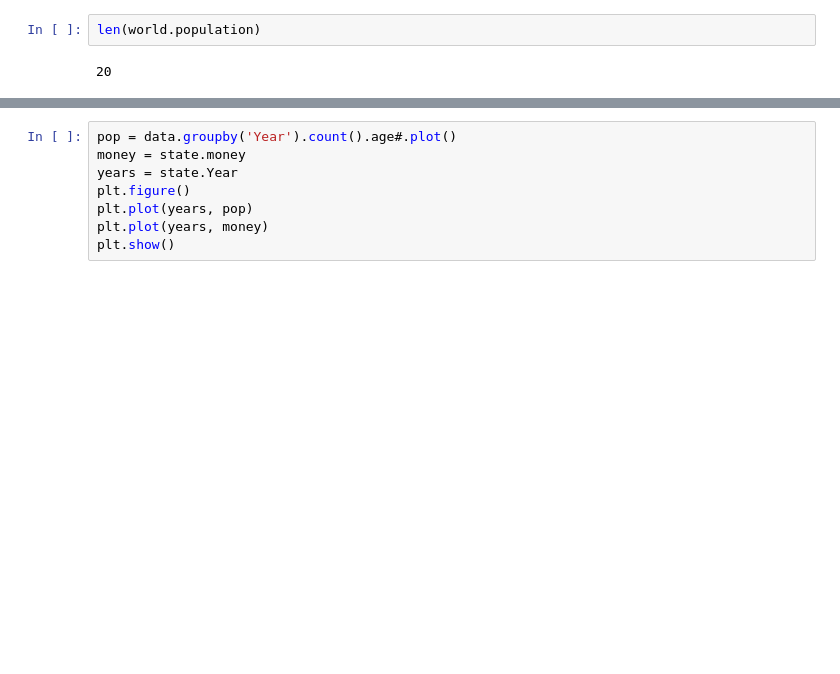
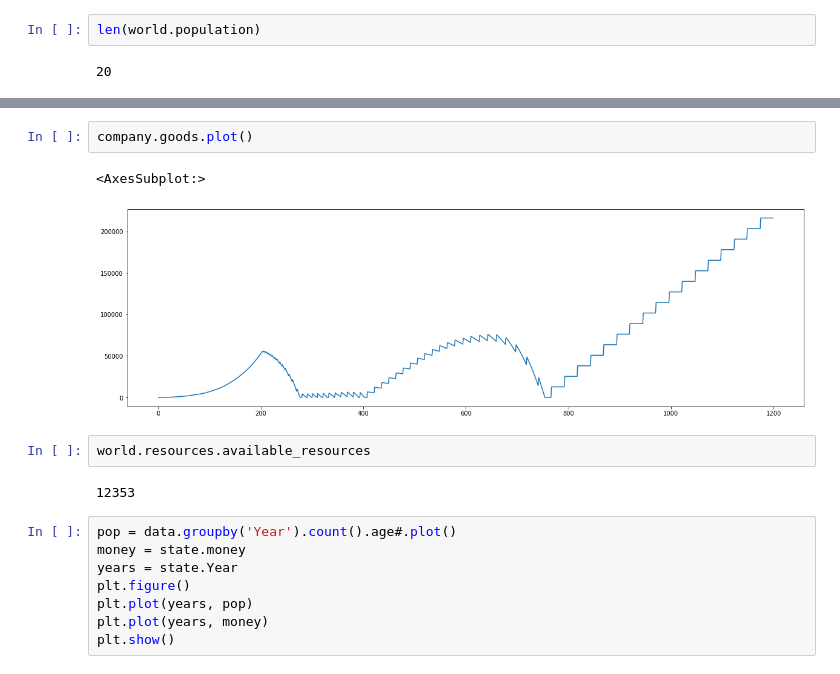
Before and after one commit to tiagovportela/WorldWealth, a Jupyter notebook: WorldWealth/notebook.ipynb, the cells around one changed output, grey strips where cells are left out. Cells and saved outputs as stored; diff of their text form; blank space fills up the shorter version.

```diff
--- a/WorldWealth/notebook.ipynb
+++ b/WorldWealth/notebook.ipynb
@@ -103,3 +179,12 @@ plt.show()
+# %%
+company.goods.plot()
+# %% [output]
+<AxesSubplot:>
+[figure, added]
+# %%
+world.resources.available_resources
+# %% [output]
+12353
 # %%
 pop = data.groupby('Year').count().age#.plot()
 money = state.money
```
Also changed, not shown: parts of 19 cells of this notebook, 7 other files.
